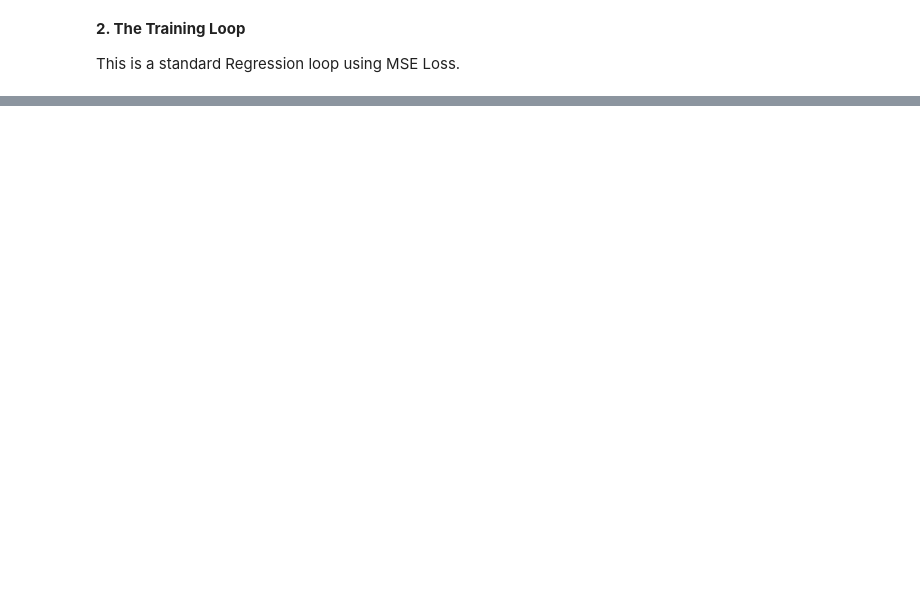
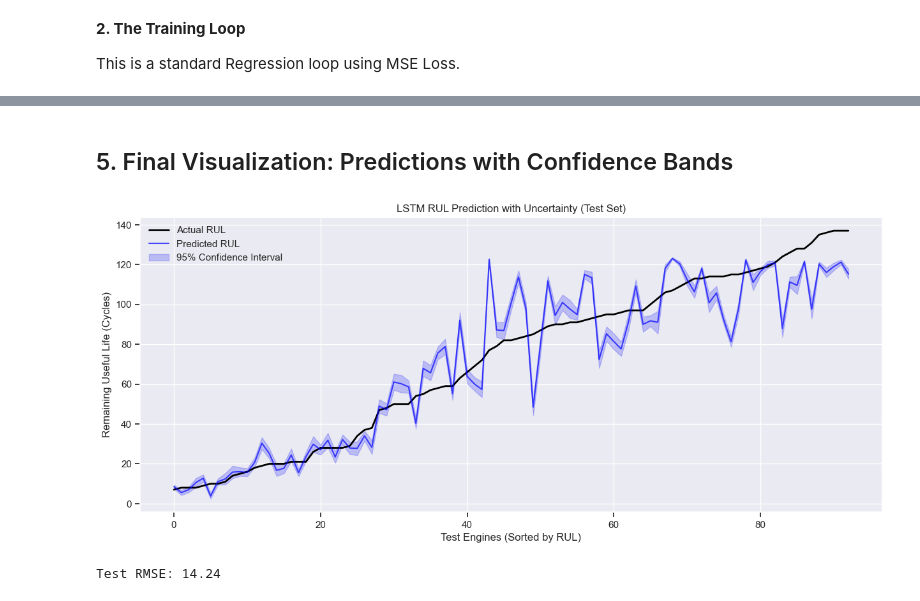
Before and after one commit to SinghNayanKumar/NASA-turbofan-RUL, a Jupyter notebook: notebooks/EDA.ipynb, the cells around one changed output, grey strips where cells are left out. Saved outputs shown, nothing was run; the diff lists cells and outputs as text; code cells hidden in the pictures; blank space fills up the shorter version.

```diff
--- a/notebooks/EDA.ipynb
+++ b/notebooks/EDA.ipynb
@@ -1034,0 +1267,44 @@ plt.show()
+# %% [markdown]
+## 5. Final Visualization: Predictions with Confidence Bands
+# %%
+# 1. Predict with Uncertainty
+mean_rul, std_rul = predict_with_uncertainty(lstm_model, X_test_tensor, num_samples=50)
+
+# Flatten arrays for plotting
+y_true = y_test_true['RUL'].values
+y_pred = mean_rul.flatten()
+uncertainty = std_rul.flatten()
+
+# 2. Sort by Actual RUL for a clean plot
+sorted_idx = np.argsort(y_true)
+y_true_sorted = y_true[sorted_idx]
+y_pred_sorted = y_pred[sorted_idx]
+uncertainty_sorted = uncertainty[sorted_idx]
+
+# 3. Plot
+plt.figure(figsize=(15, 6))
+
+# Plot True RUL
+plt.plot(y_true_sorted, label='Actual RUL', color='black', linewidth=2)
+
+# Plot Predicted RUL
+plt.plot(y_pred_sorted, label='Predicted RUL', color='blue', alpha=0.7)
+
+# Plot Uncertainty Band (Mean +/- 2 Std Dev)
+plt.fill_between(range(len(y_pred_sorted)),
+                 y_pred_sorted - 2*uncertainty_sorted,
+                 y_pred_sorted + 2*uncertainty_sorted,
+                 color='blue', alpha=0.2, label='95% Confidence Interval')
+
+plt.title("LSTM RUL Prediction with Uncertainty (Test Set)")
+plt.xlabel("Test Engines (Sorted by RUL)")
+plt.ylabel("Remaining Useful Life (Cycles)")
+plt.legend()
+plt.show()
+
+# 4. Metrics
+rmse = np.sqrt(np.mean((y_true - y_pred)**2))
+print(f"Test RMSE: {rmse:.2f}")
+# %% [output]
+[figure, added]
+Test RMSE: 14.24
```
Also changed, not shown: parts of 20 cells of this notebook.
